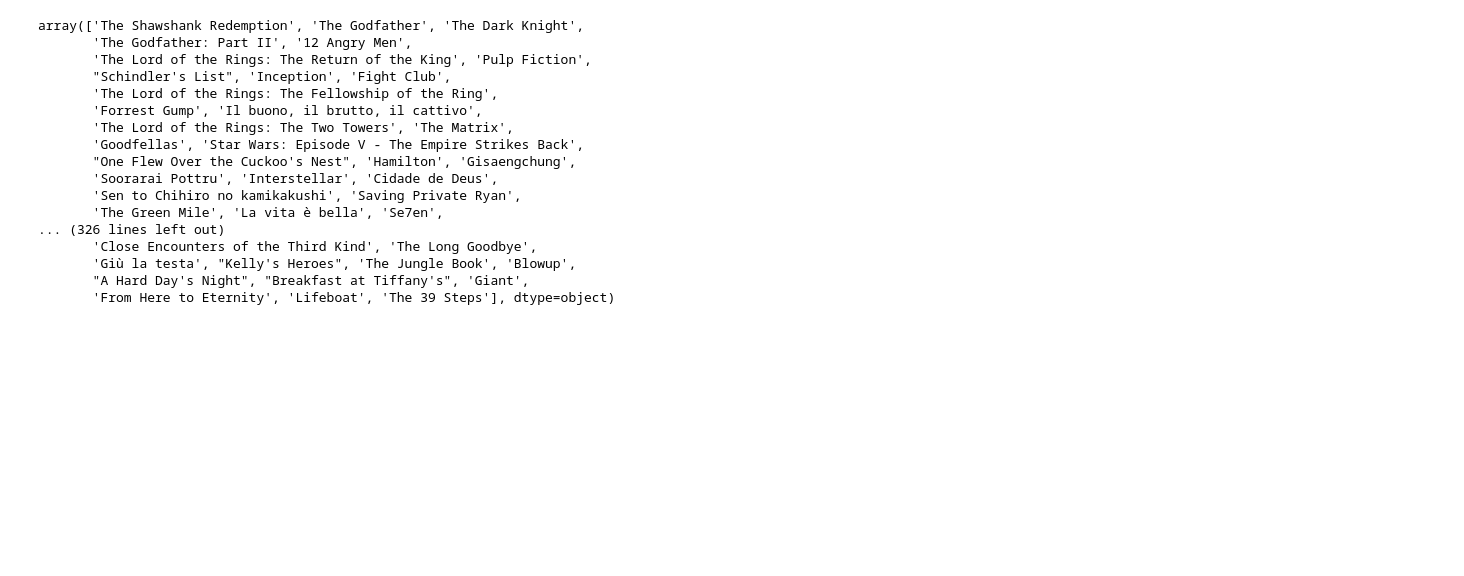
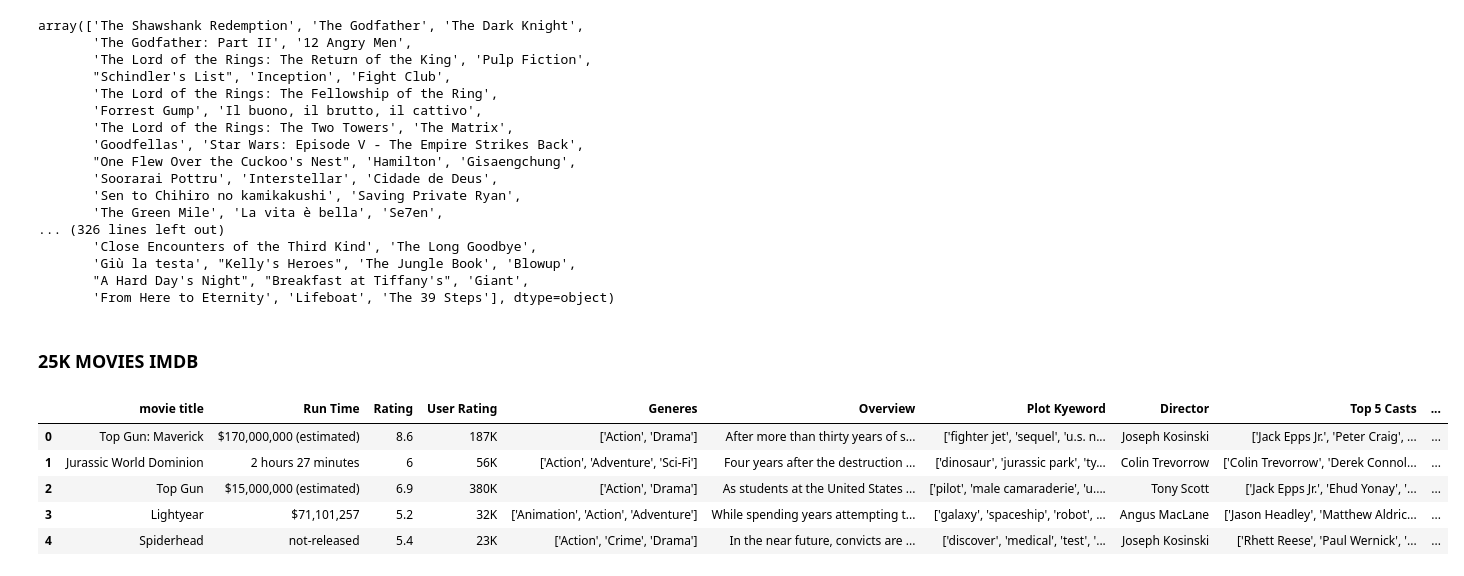
Before and after one commit to vsr01/Movie-Recommender, a Jupyter notebook: data-exploration.ipynb, the cells around one changed output. Drawn from its saved outputs; the diff is of its cells as text; code cells hidden in the pictures; blank space fills up the shorter version.

```diff
--- a/data-exploration.ipynb
+++ b/data-exploration.ipynb
@@ -90,3 +92,5 @@ array(['The Shawshank Redemption', 'The Godfather', 'The Dark Knight',
        'Giù la testa', "Kelly's Heroes", 'The Jungle Book', 'Blowup',
        "A Hard Day's Night", "Breakfast at Tiffany's", 'Giant',
        'From Here to Eternity', 'Lifeboat', 'The 39 Steps'], dtype=object)
+# %% [markdown]
+### 25K MOVIES IMDB
@@ -92,0 +99,11 @@ array(['The Shawshank Redemption', 'The Godfather', 'The Dark Knight',
+# %%
+df = pd.read_csv('raw_data/25k IMDb movie Dataset.csv')
+# %%
+df.head()
+# %% [output]
+|  | movie title | Run Time | Rating | User Rating | Generes | Overview | Plot Kyeword | Director | Top 5 Casts | ... |
+| 0 | Top Gun: Maverick | $170,000,000 (estimated) | 8.6 | 187K | ['Action', 'Drama'] | After more than thirty years of s... | ['fighter jet', 'sequel', 'u.s. n... | Joseph Kosinski | ['Jack Epps Jr.', 'Peter Craig', ... | ... |
+| 1 | Jurassic World Dominion | 2 hours 27 minutes | 6 | 56K | ['Action', 'Adventure', 'Sci-Fi'] | Four years after the destruction ... | ['dinosaur', 'jurassic park', 'ty... | Colin Trevorrow | ['Colin Trevorrow', 'Derek Connol... | ... |
+| 2 | Top Gun | $15,000,000 (estimated) | 6.9 | 380K | ['Action', 'Drama'] | As students at the United States ... | ['pilot', 'male camaraderie', 'u.... | Tony Scott | ['Jack Epps Jr.', 'Ehud Yonay', '... | ... |
+| 3 | Lightyear | $71,101,257 | 5.2 | 32K | ['Animation', 'Action', 'Adventure'] | While spending years attempting t... | ['galaxy', 'spaceship', 'robot', ... | Angus MacLane | ['Jason Headley', 'Matthew Aldric... | ... |
+| 4 | Spiderhead | not-released | 5.4 | 23K | ['Action', 'Crime', 'Drama'] | In the near future, convicts are ... | ['discover', 'medical', 'test', '... | Joseph Kosinski | ['Rhett Reese', 'Paul Wernick', '... | ... |
```
Also changed, not shown: parts of 9 cells of this notebook, 4 other files.
